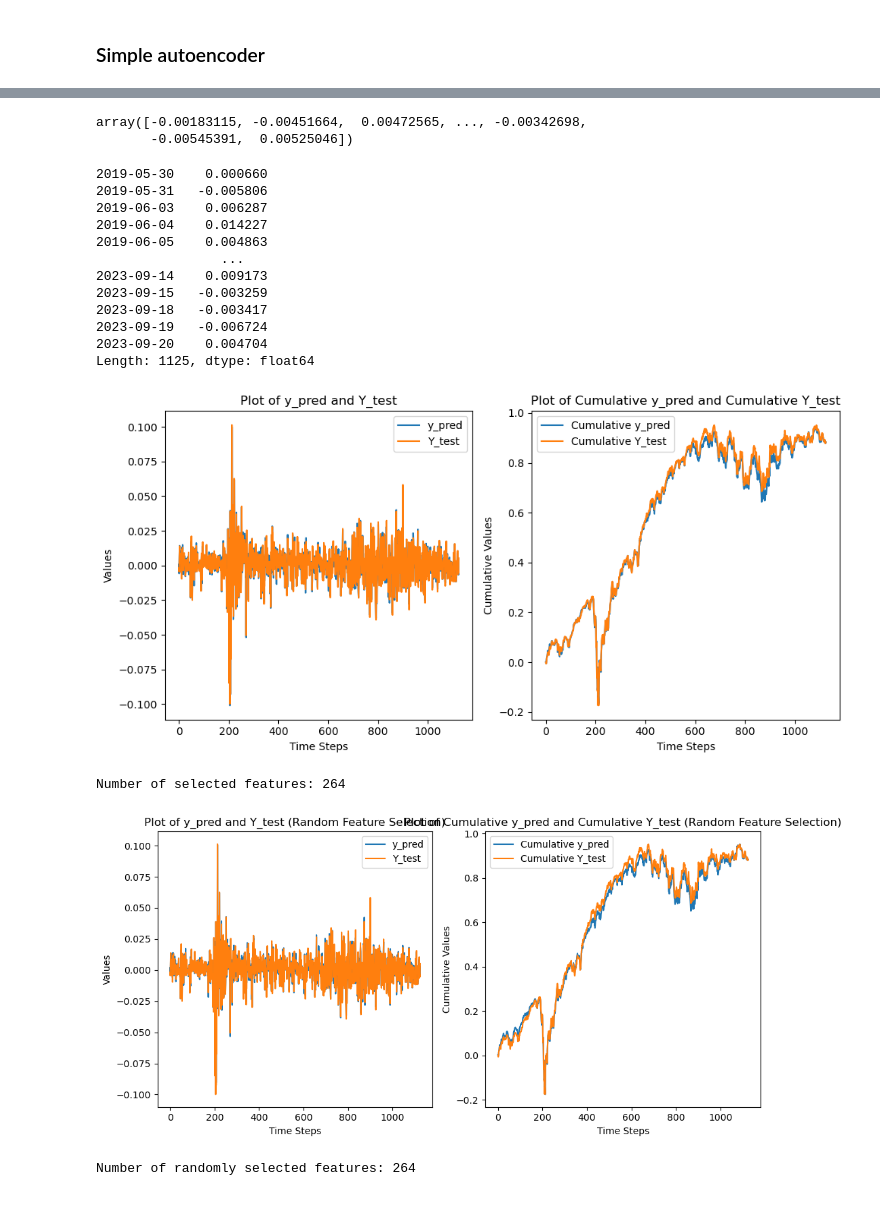
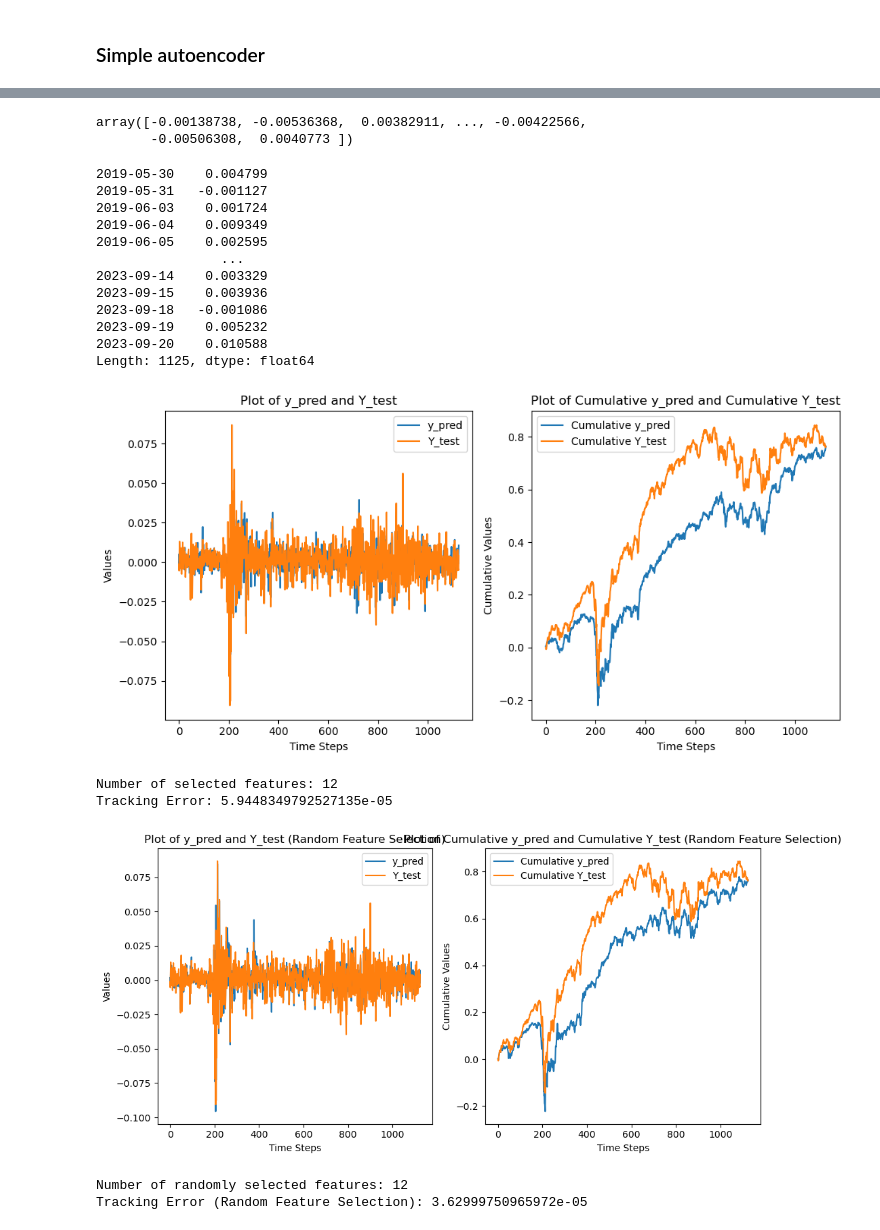
Before and after one commit to alexander-schaller/financial-machine-learning-projects-group2, a Jupyter notebook: Autoencoder.ipynb, the cells around one changed output, grey strips where cells are left out. Cells and saved outputs as stored; diff of their text form; code cells hidden in the pictures.

Commit message:
problem with training

```diff
--- a/Autoencoder.ipynb
+++ b/Autoencoder.ipynb
@@ -178,7 +178,7 @@ def autoencoder(X):
 
     l = len(X_train_normalized.values[1])
     Nb_most_comm = int(np.floor(l/10)) #take care of the trend
-    Nb_least_comm =  int(np.floor((2)*l/10)) #Take care of the high volatility components
+    Nb_least_comm =  int(np.floor((0.5)*l/10)) #Take care of the high volatility components
 
     # Build the autoencoder model
 
@@ -220,7 +220,7 @@ returns = pd.read_csv('Index_Replication_Data/X_USD.csv', index_col=0, header=0,
 returns.dropna(axis=1, inplace=True)
 returns = returns[returns.index.dayofweek < 5]
 returns.shape
-X = returns.iloc[:, :-100]
+X = returns.iloc[:, :-900]
 
 index, rweights = generate_index(returns[returns.columns[-100:]])
 Y = index
@@ -297,23 +297,27 @@ plt.tight_layout()
 plt.show()
 
 print("Number of selected features:", len(selected_X_test_denormalized.columns))
+
+tracking_error = compute_mse(predicted_values, Y_test)
+print("Tracking Error:", tracking_error)
 # %% [output]
-array([-0.00183115, -0.00451664,  0.00472565, ..., -0.00342698,
-       -0.00545391,  0.00525046])
+array([-0.00138738, -0.00536368,  0.00382911, ..., -0.00422566,
+       -0.00506308,  0.0040773 ])
-2019-05-30    0.000660
-2019-05-31   -0.005806
-2019-06-03    0.006287
-2019-06-04    0.014227
-2019-06-05    0.004863
+2019-05-30    0.004799
+2019-05-31   -0.001127
+2019-06-03    0.001724
+2019-06-04    0.009349
+2019-06-05    0.002595
                 ...
-2023-09-14    0.009173
-2023-09-15   -0.003259
-2023-09-18   -0.003417
-2023-09-19   -0.006724
-2023-09-20    0.004704
+2023-09-14    0.003329
+2023-09-15    0.003936
+2023-09-18   -0.001086
+2023-09-19    0.005232
+2023-09-20    0.010588
 Length: 1125, dtype: float64
-[figure, old version]
+[figure, new version]
-Number of selected features: 264
+Number of selected features: 12
+Tracking Error: 5.9448349792527135e-05
 # %%
 import random
 
@@ -328,39 +332,41 @@ def random_feature_selection(X, num_features):
     return X[selected_features]
 
 
-X_train, X_test = X[:int(len(X)*0.8)], X[int(len(X)*0.8):]
-
+X_test = X[int(len(X)*0.8):]
 
 # Perform the same task as the previous cell
 selected_X_test_random = random_feature_selection(X_test, len(selected_X_test_denormalized.columns))
 predicted_values_random = ols_regression(selected_X_test_random, Y_test)
 
 # Plot the predicted values and Y_test
 plt.figure(figsize=(10, 5))
 
 plt.subplot(1, 2, 1)
 plt.plot(predicted_values_random.values, label='y_pred')
 plt.plot(Y_test, label='Y_test')
 plt.xlabel('Time Steps')
 plt.ylabel('Values')
 plt.title('Plot of y_pred and Y_test (Random Feature Selection)')
 plt.legend()
 
 # Compute the cumulative values
 cumulative_predicted_values_random = np.cumsum(predicted_values_random.values)
 
 plt.subplot(1, 2, 2)
 plt.plot(cumulative_predicted_values_random, label='Cumulative y_pred')
 plt.plot(cumulative_Y_test, label='Cumulative Y_test')
 plt.xlabel('Time Steps')
 plt.ylabel('Cumulative Values')
 plt.title('Plot of Cumulative y_pred and Cumulative Y_test (Random Feature Selection)')
 plt.legend()
 
 plt.tight_layout()
 plt.show()
 
 print("Number of randomly selected features:", len(selected_X_test_random.columns))
+tracking_error_random = compute_mse(predicted_values_random, Y_test)
+print("Tracking Error (Random Feature Selection):", tracking_error_random)
 # %% [output]
-[figure, old version]
+[figure, new version]
-Number of randomly selected features: 264
+Number of randomly selected features: 12
+Tracking Error (Random Feature Selection): 3.62999750965972e-05
```
Also changed, not shown: parts of 3 cells of this notebook.
